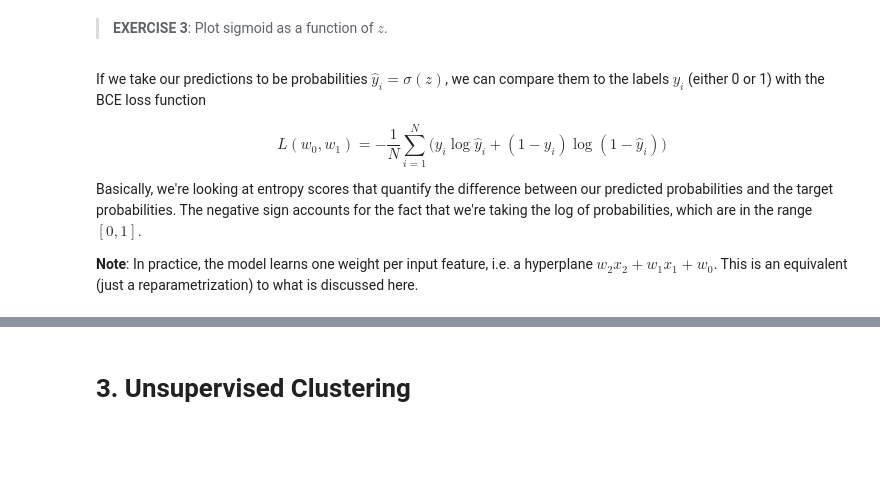
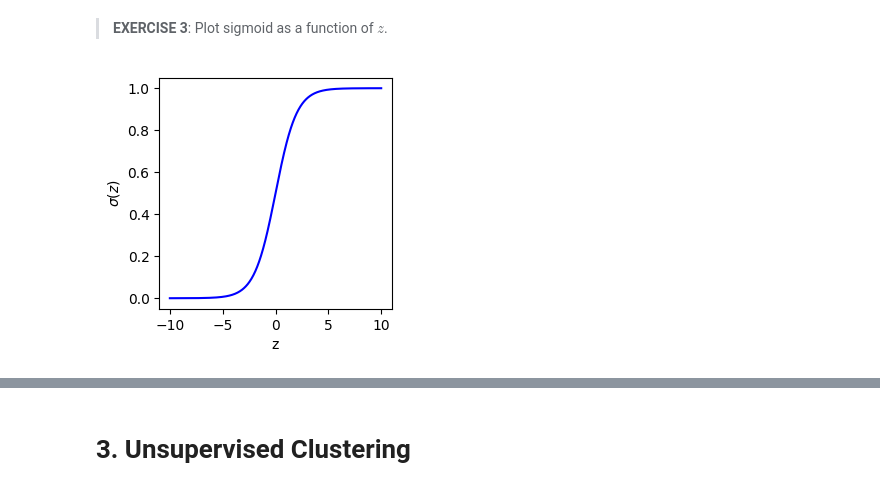
Before and after one commit to liuchihl/intro_ml_uci, a Jupyter notebook: day_1/intro_to_ML_day_1_linear_regression.ipynb, the cells around one changed output, grey strips where cells are left out. Drawn from its saved outputs; the diff is of its cells as text; code cells hidden in the pictures; blank space fills up the shorter version.

```diff
--- a/day_1/intro_to_ML_day_1_linear_regression.ipynb
+++ b/day_1/intro_to_ML_day_1_linear_regression.ipynb
@@ -574,15 +642,15 @@ so that when $z$ is increasingly positive, $\sigma(z)$ approaches 1, and when $z
 # %% [markdown]
 > **EXERCISE 3**: Plot sigmoid as a function of $z$.
-# %% [markdown]
-
-If we take our predictions to be probabilities $\widehat{y}_i = \sigma(z)$, we can compare them to the labels $y_i$ (either 0 or 1) with the BCE loss function
-
-$$ L(w_0, w_1) = -\frac{1}{N}\sum_{i=1}^N \big(y_i\log \widehat{y}_i + (1-y_i)\log(1-\widehat{y}_i)\big)$$
-
-Basically, we're looking at entropy scores that quantify the difference between our predicted probabilities and the target probabilities. The negative sign accounts for the fact that we're taking the log of probabilities, which are in the range $[0,1]$.
-
-
-**Note**: In practice, the model learns one weight per input feature, i.e. a hyperplane $w_2x_2 + w_1x_1 + w_0$. This is an equivalent (just a reparametrization) to what is discussed here.
+# %%
+z = np.linspace(-10,10,1000)
+sigmoid = lambda x: 1/(1+np.exp(-x))
+fig = plt.figure(figsize=(3,3), dpi=100)
+plt.plot(z, sigmoid(z), 'b-')
+plt.xlabel("z")
+plt.ylabel(r"$\sigma(z)$")
+plt.show()
+# %% [output]
+[figure, added]
 # %%
 from sklearn.linear_model import SGDClassifier
 # %%
```
Also changed, not shown: parts of 23 cells of this notebook.
